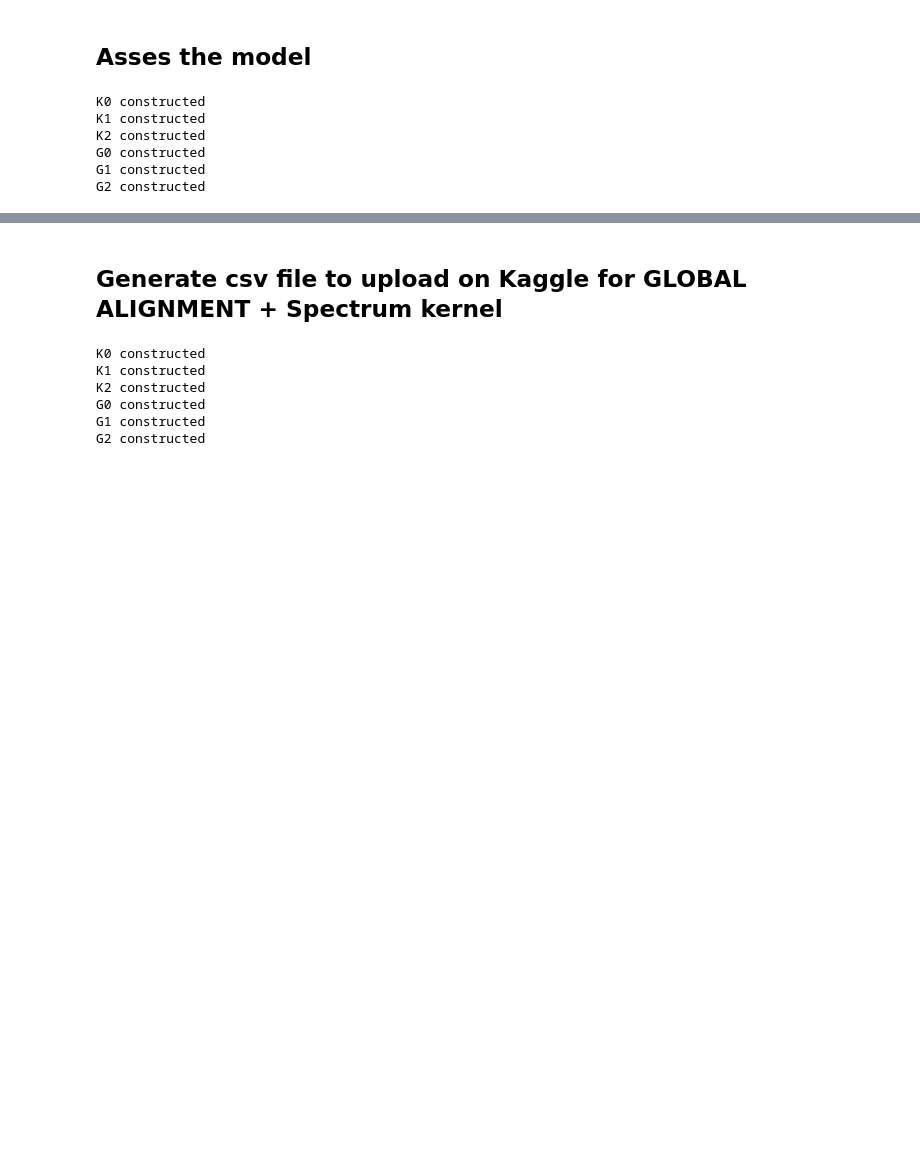
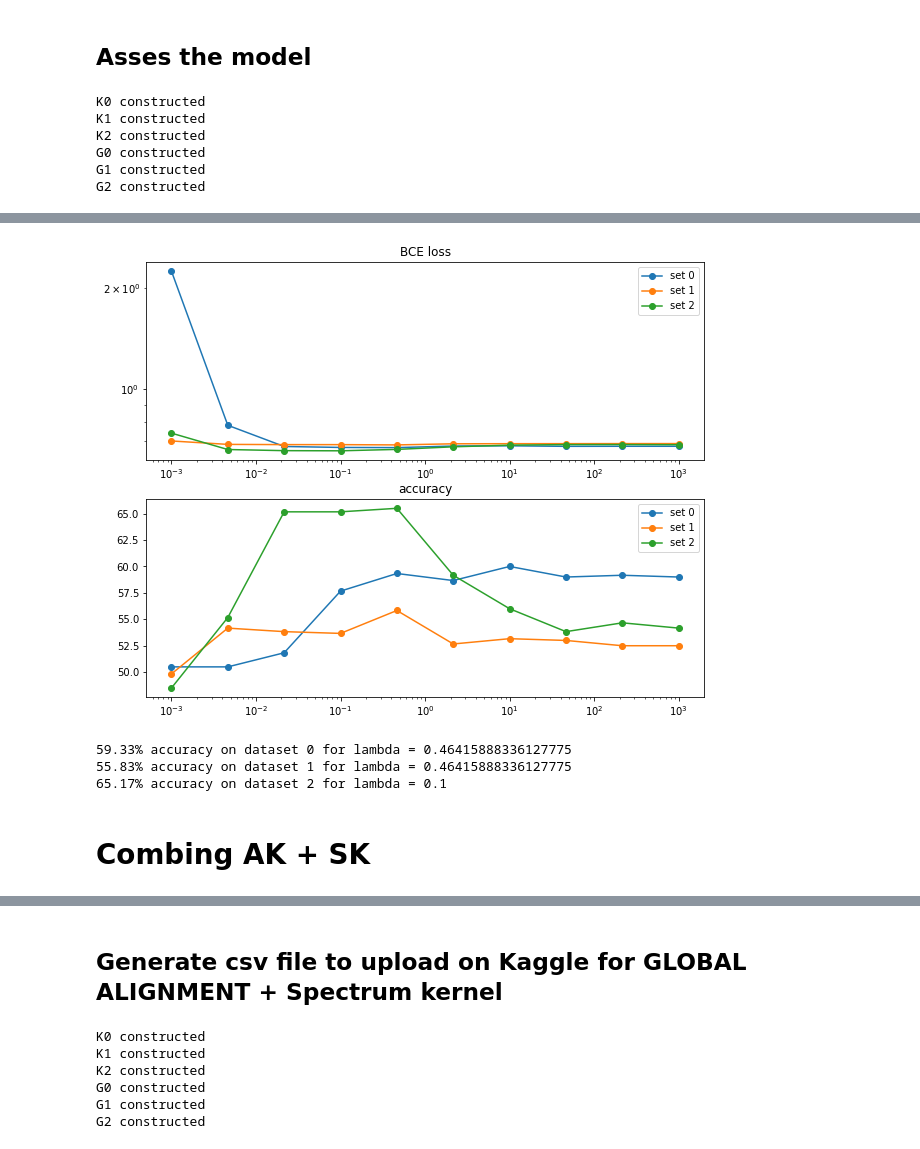
Before and after one commit to jhauret/Kaggle_KernelML_2021, a Jupyter notebook: FinalApproach.ipynb, the cells around one changed output, grey strips where cells are left out. Cells and saved outputs as stored; diff of their text form; code cells hidden in the pictures; blank space fills up the shorter version.

```diff
--- a/FinalApproach.ipynb
+++ b/FinalApproach.ipynb
@@ -221,7 +245,7 @@ def construct_KERNELmat(XATGC):
         for idx2,sequence2 in enumerate(XATGC):
             x2 = sequence2.split(',')[1]
             if idx1>=idx2:#because the matrice is symmetric ==> reduce computation time
-                Kmat[idx1,idx2]=K(x1,x2,kernel='bio')
+                Kmat[idx1,idx2]=Kernel_func(x1,x2,kernel='bio')
                 Kmat[idx2,idx1]=Kmat[idx1,idx2]
 
     return Kmat
@@ -236,7 +260,7 @@ def construct_Grammat(XTrainATGC,XTestATGC):
         x1 = sequence1.split(',')[1]
         for idx2,sequence2 in enumerate(XTrainATGC):
             x2 = sequence2.split(',')[1]
-            Gmat[idx1,idx2]=K(x1,x2,kernel='bio')
+            Gmat[idx1,idx2]=Kernel_func(x1,x2,kernel='bio')
 
     return Gmat
 # %% [markdown]
@@ -339,0 +352,40 @@ for lambdaa in [1e-8,1e-7,1e-6,5e-6,8e-6,9e-6,1e-5,2e-5,5e-5,1e-4,1e-3]:
+# %%
+fig, axs = plt.subplots(2, 1, figsize = (10,8))
+loss_vs_lambda = np.array(loss_vs_lambda)
+accuracy_vs_lambda = np.array(accuracy_vs_lambda)
+
+axs[0].set_xscale("log")
+axs[0].set_yscale("log")
+
+axs[1].set_xscale("log")
+
+for i in range(3):
+    axs[0].plot(lambdaa_list, loss_vs_lambda[i] - 1e-5*accuracy_vs_lambda[i], "-o", label=f"set {i}")
+    axs[1].plot(lambdaa_list, accuracy_vs_lambda[i], "-o", label=f"set {i}")
+axs[0].set_title('BCE loss')
+axs[1].set_title('accuracy')
+axs[0].legend()
+axs[1].legend()
+
+plt.show()
+
+best_lambda_idx = np.nanargmin(loss_vs_lambda- 1e-5*accuracy_vs_lambda[i], axis=1)
+for i, idx in enumerate(best_lambda_idx):
+    print(
+        "{:.2f}% accuracy on dataset {} for lambda = {}".format(
+            accuracy_vs_lambda[i][idx], i, lambdaa_list[idx]
+        )
+    )
+
+best_lambda0, best_lambda1, best_lambda2 = (
+    lambdaa_list[best_lambda_idx[0]],
+    lambdaa_list[best_lambda_idx[1]],
+    lambdaa_list[best_lambda_idx[2]],
+)
+# %% [output]
+[figure, added]
+59.33% accuracy on dataset 0 for lambda = 0.46415888336127775
+55.83% accuracy on dataset 1 for lambda = 0.46415888336127775
+65.17% accuracy on dataset 2 for lambda = 0.1
+# %% [markdown]
+# Combing AK + SK
```
Also changed, not shown: parts of 16 cells of this notebook, 4 other files.
